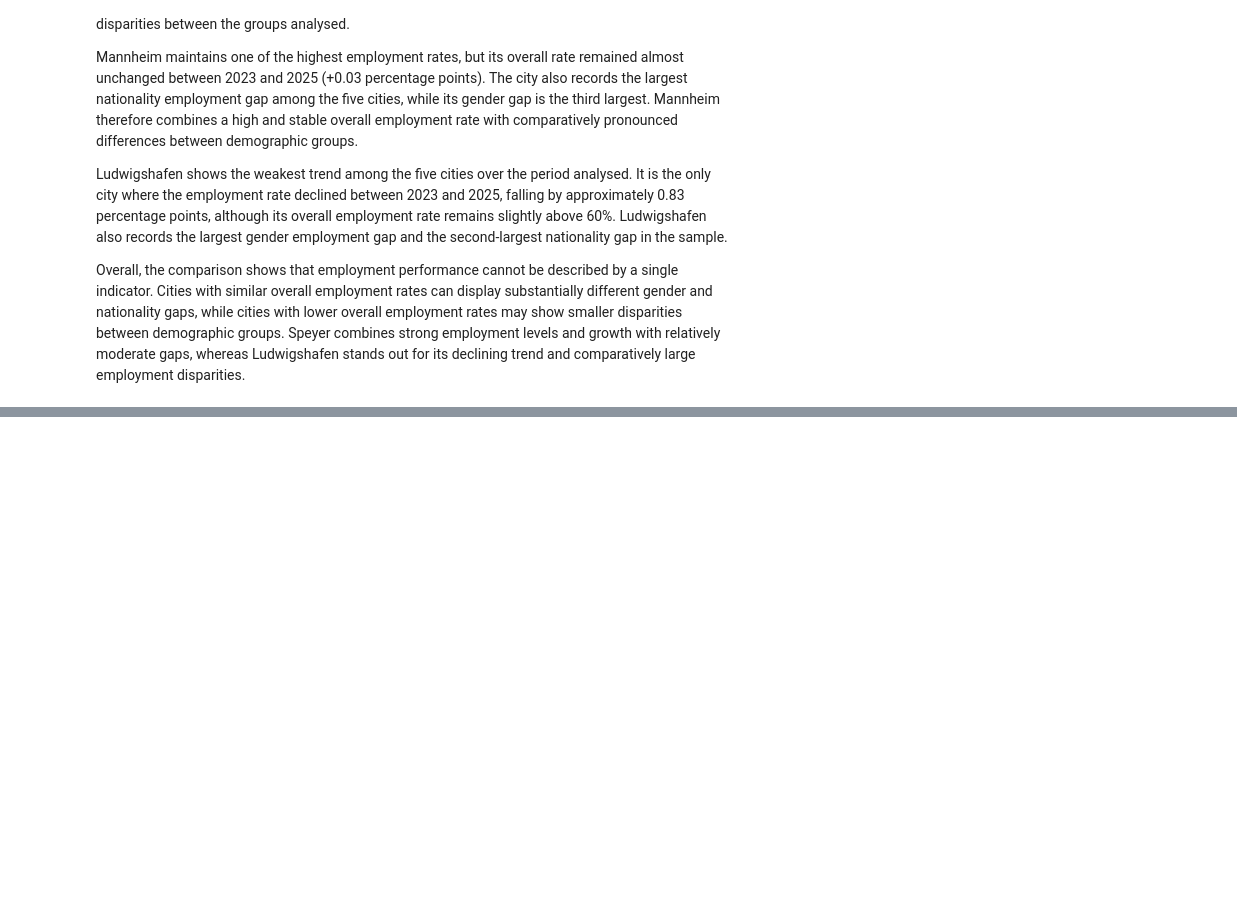
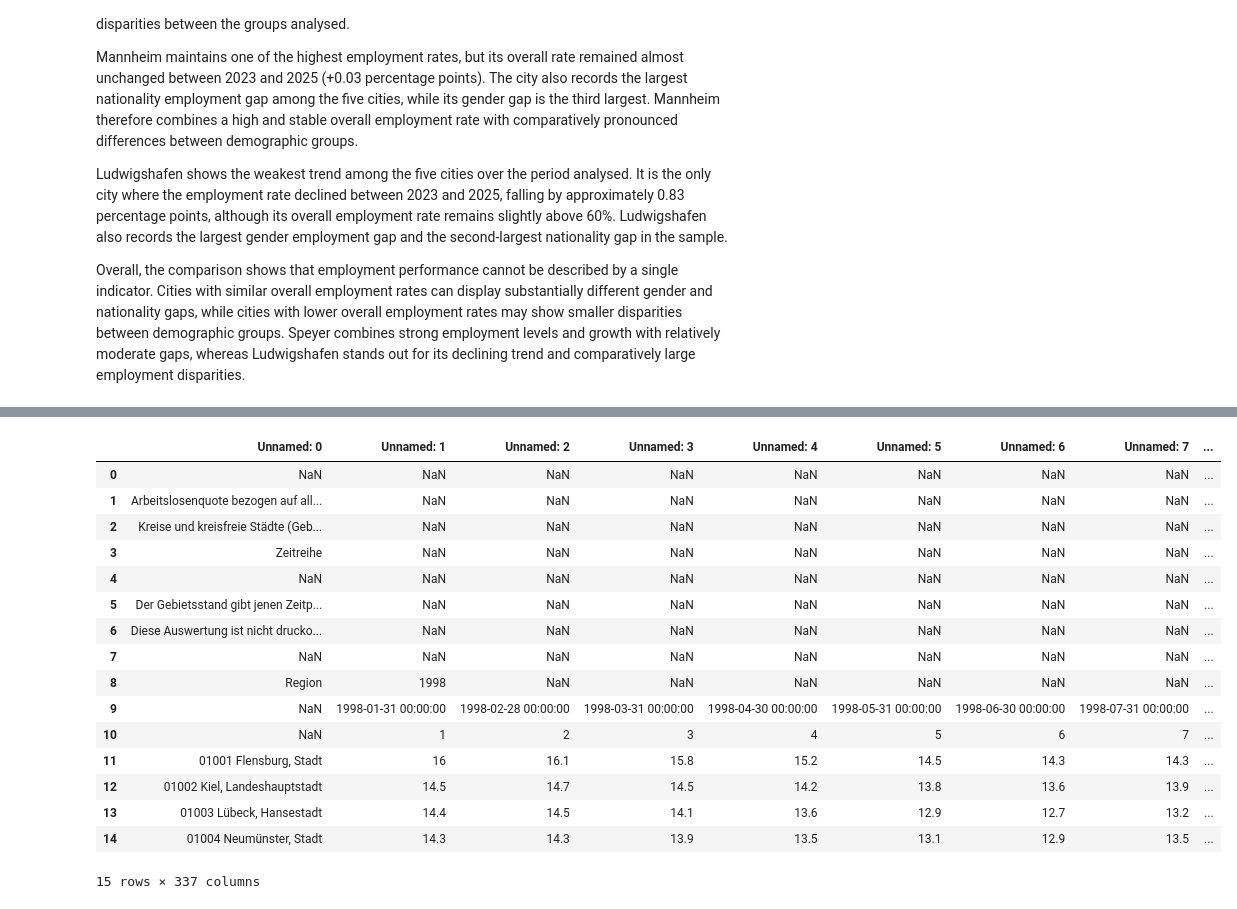
Before and after one commit to Etnakid/rhein-neckar-labour-market, a Jupyter notebook: notebooks/01_data_inspection.ipynb, the cells around one changed output, grey strips where cells are left out. Cells and saved outputs as stored; diff of their text form; code cells hidden in the pictures; blank space fills up the shorter version.

```diff
--- a/notebooks/01_data_inspection.ipynb
+++ b/notebooks/01_data_inspection.ipynb
@@ -1265,0 +1270,5 @@ Overall, the comparison shows that employment performance cannot be described by
+# %%
+file_path = "../data/arbeitslosenquoten-k-0-xlsx.xlsx"
+
+xls = pd.ExcelFile(file_path)
+xls.sheet_names
@@ -1265,0 +1283,20 @@ Overall, the comparison shows that employment performance cannot be described by
+# %%
+pd.read_excel(file_path, sheet_name="Monatszahlen").head(15)
+# %% [output]
+|  | Unnamed: 0 | Unnamed: 1 | Unnamed: 2 | Unnamed: 3 | Unnamed: 4 | Unnamed: 5 | Unnamed: 6 | Unnamed: 7 | ... |
+| 0 | NaN | NaN | NaN | NaN | NaN | NaN | NaN | NaN | ... |
+| 1 | Arbeitslosenquote bezogen auf all... | NaN | NaN | NaN | NaN | NaN | NaN | NaN | ... |
+| 2 | Kreise und kreisfreie Städte (Geb... | NaN | NaN | NaN | NaN | NaN | NaN | NaN | ... |
+| 3 | Zeitreihe | NaN | NaN | NaN | NaN | NaN | NaN | NaN | ... |
+| 4 | NaN | NaN | NaN | NaN | NaN | NaN | NaN | NaN | ... |
+| 5 | Der Gebietsstand gibt jenen Zeitp... | NaN | NaN | NaN | NaN | NaN | NaN | NaN | ... |
+| 6 | Diese Auswertung ist nicht drucko... | NaN | NaN | NaN | NaN | NaN | NaN | NaN | ... |
+| 7 | NaN | NaN | NaN | NaN | NaN | NaN | NaN | NaN | ... |
+| 8 | Region | 1998 | NaN | NaN | NaN | NaN | NaN | NaN | ... |
+| 9 | NaN | 1998-01-31 00:00:00 | 1998-02-28 00:00:00 | 1998-03-31 00:00:00 | 1998-04-30 00:00:00 | 1998-05-31 00:00:00 | 1998-06-30 00:00:00 | 1998-07-31 00:00:00 | ... |
+| 10 | NaN | 1 | 2 | 3 | 4 | 5 | 6 | 7 | ... |
+| 11 | 01001 Flensburg, Stadt | 16 | 16.1 | 15.8 | 15.2 | 14.5 | 14.3 | 14.3 | ... |
+| 12 | 01002 Kiel, Landeshauptstadt | 14.5 | 14.7 | 14.5 | 14.2 | 13.8 | 13.6 | 13.9 | ... |
+| 13 | 01003 Lübeck, Hansestadt | 14.4 | 14.5 | 14.1 | 13.6 | 12.9 | 12.7 | 13.2 | ... |
+| 14 | 01004 Neumünster, Stadt | 14.3 | 14.3 | 13.9 | 13.5 | 13.1 | 12.9 | 13.5 | ... |
+15 rows × 337 columns
```
Also changed, not shown: parts of 32 cells of this notebook, 1 other file.
